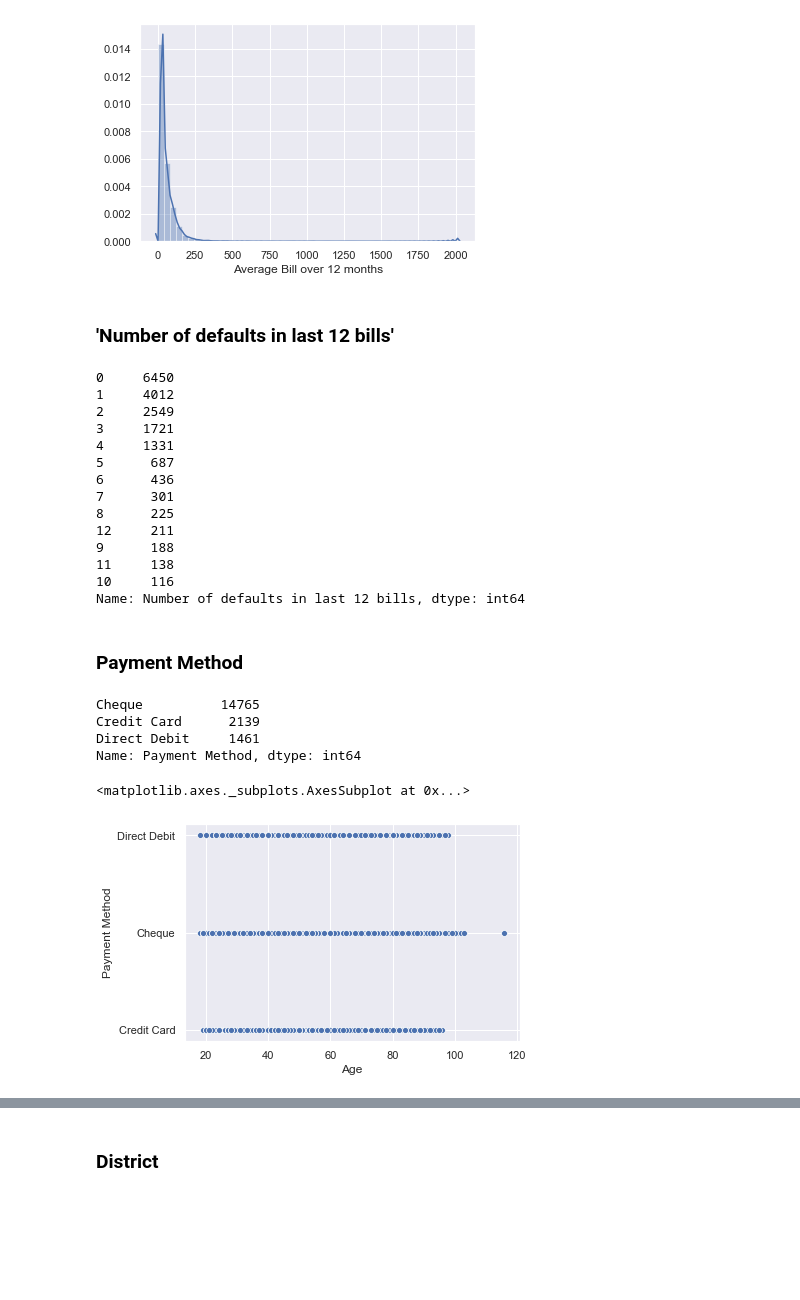
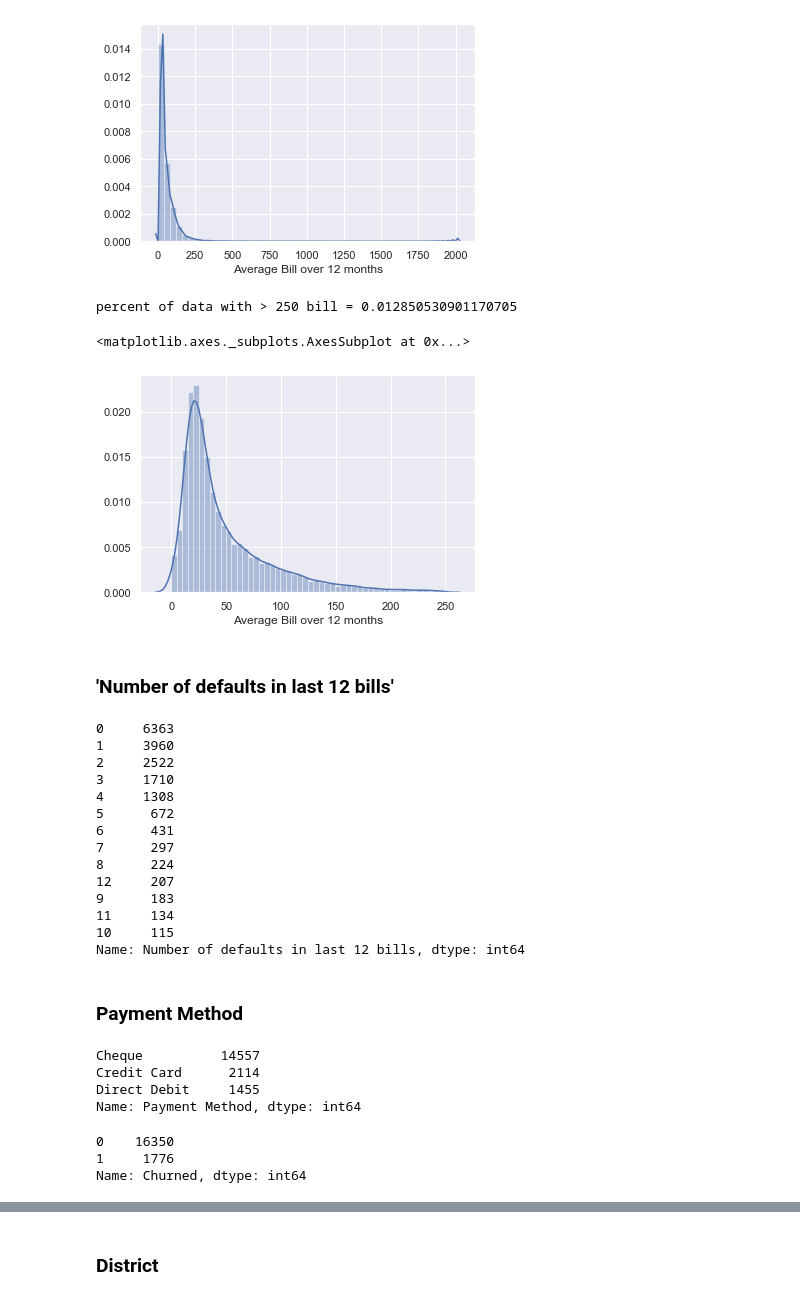
Before and after one commit to Vipul-Dass/Churn-Data, a Jupyter notebook: Data Cleaning Only.ipynb, the cells around one changed output, grey strips where cells are left out. Saved outputs shown, nothing was run; the diff lists cells and outputs as text; code cells hidden in the pictures; blank space fills up the shorter version.

Commit message:
Updated1
Distplotting and modifying in the same section.

Problem encountered in Converting payment methods to categorical

```diff
--- a/Data Cleaning Only.ipynb
+++ b/Data Cleaning Only.ipynb
@@ -157,0 +157,4 @@ Index(['Customer ID', 'Churned', 'Age', 'Average Bill over 6 months',
+# %%
+#Convert Churned to Categorical
+data['Churned'] = data['Churned'].map({'Yes':1,'No':0})
+data['Churned'].value_counts()
@@ -187,0 +188,5 @@ sns.scatterplot(y = data['Age'],x = data['Churned'])
+# %%
+#fill missing values with median
+v1 = {'Age' : 51}
+data = data.fillna(value = v1)
+data['Age'].describe()
@@ -231,36 +216,54 @@ sns.distplot(data['Average Bill over 12 months'],norm_hist=False)
 # %% [output]
 <matplotlib.axes._subplots.AxesSubplot at 0x...>
 [figure]
+# %%
+data[data['Average Bill over 12 months'] > 250].count()
+
+'\n'
+print('percent of data with > 250 bill =' ,236/18365)
+# %% [output]
+percent of data with > 250 bill = 0.012850530901170705
+# %%
+#since only 0.013% values consist of outliers, we'll get rid of them
+
+a = data['Average Bill over 12 months'].quantile(0.987)
+data1 = data[data['Average Bill over 12 months']<a]
+# %%
+sns.distplot(data1['Average Bill over 12 months'])
+# %% [output]
+<matplotlib.axes._subplots.AxesSubplot at 0x...>
+[figure, added]
 # %% [markdown]
 ### 'Number of defaults in last 12 bills'
 # %%
-data['Number of defaults in last 12 bills'].value_counts()
+data1['Number of defaults in last 12 bills'].value_counts()
 # %% [output]
-0     6450
-1     4012
-2     2549
-3     1721
-4     1331
-5      687
-6      436
-7      301
-8      225
-12     211
-9      188
-11     138
-10     116
+0     6363
+1     3960
+2     2522
+3     1710
+4     1308
+5      672
+6      431
+7      297
+8      224
+12     207
+9      183
+11     134
+10     115
 Name: Number of defaults in last 12 bills, dtype: int64
 # %% [markdown]
 ### Payment Method
 # %%
-data['Payment Method'].value_counts()
+data1['Payment Method'].value_counts()
 # %% [output]
-Cheque          14765
-Credit Card      2139
-Direct Debit     1461
+Cheque          14557
+Credit Card      2114
+Direct Debit     1455
 Name: Payment Method, dtype: int64
-# %%
-sns.scatterplot(y = data['Payment Method'],x = data['Age'])
-# %% [output]
-<matplotlib.axes._subplots.AxesSubplot at 0x...>
-[figure, removed]
+# %%
+data1['Churned'].value_counts()
+# %% [output]
+0    16350
+1     1776
+Name: Churned, dtype: int64
```
Also changed, not shown: parts of 58 cells of this notebook.
